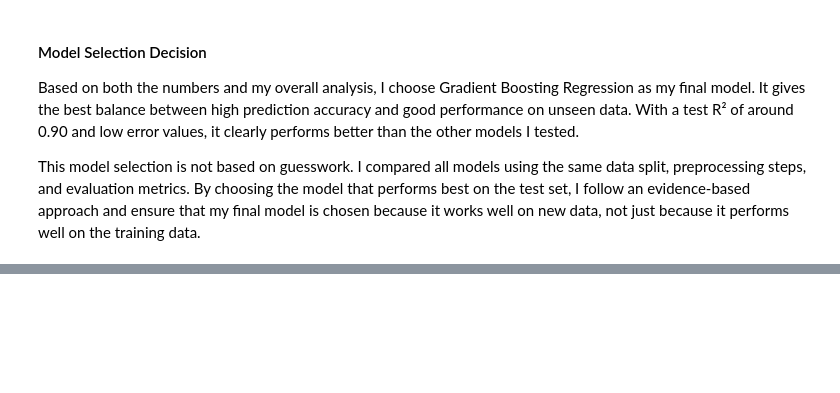
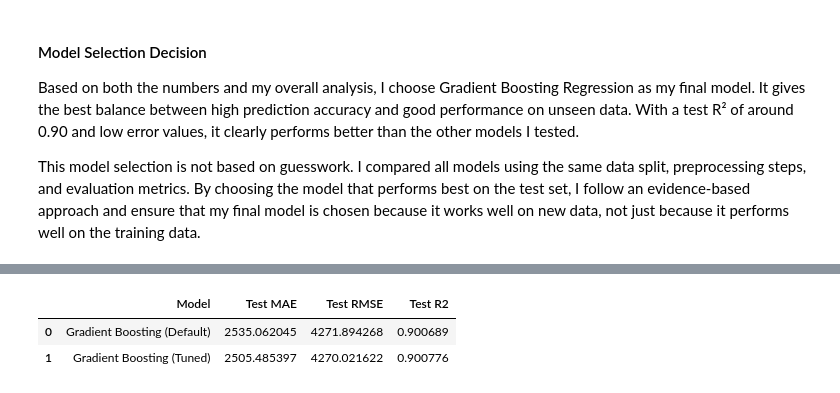
Before and after one commit to shazz-a/mldp-medical-charges, a Jupyter notebook: mldp_submission.ipynb, the cells around one changed output, grey strips where cells are left out. Saved outputs shown, nothing was run; the diff lists cells and outputs as text; code cells hidden in the pictures; blank space fills up the shorter version.

```diff
--- a/mldp_submission.ipynb
+++ b/mldp_submission.ipynb
@@ -508,0 +557,41 @@ This model selection is not based on guesswork. I compared all models using the
+# %%
+#COMPARE TUNED MODEL VS UNTUNED MODEL
+from sklearn.metrics import mean_absolute_error, mean_squared_error, r2_score
+import numpy as np
+import pandas as pd
+
+# Best tuned model from search
+best_model = search.best_estimator_
+
+# Untuned model (default GBR used earlier)
+default_gbr_pipe = Pipeline(steps=[
+    ('preprocessor', preprocessor),
+    ('model', GradientBoostingRegressor(random_state=42))
+])
+
+default_gbr_pipe.fit(X_train, y_train)
+
+# Predictions
+y_pred_default = default_gbr_pipe.predict(X_test)
+y_pred_tuned = best_model.predict(X_test)
+
+comparison_df = pd.DataFrame([
+    {
+        "Model": "Gradient Boosting (Default)",
+        "Test MAE": mean_absolute_error(y_test, y_pred_default),
+        "Test RMSE": np.sqrt(mean_squared_error(y_test, y_pred_default)),
+        "Test R2": r2_score(y_test, y_pred_default)
+    },
+    {
+        "Model": "Gradient Boosting (Tuned)",
+        "Test MAE": mean_absolute_error(y_test, y_pred_tuned),
+        "Test RMSE": np.sqrt(mean_squared_error(y_test, y_pred_tuned)),
+        "Test R2": r2_score(y_test, y_pred_tuned)
+    }
+])
+
+comparison_df
+# %% [output]
+|  | Model | Test MAE | Test RMSE | Test R2 |
+| 0 | Gradient Boosting (Default) | 2535.062045 | 4271.894268 | 0.900689 |
+| 1 | Gradient Boosting (Tuned) | 2505.485397 | 4270.021622 | 0.900776 |
```
Also changed, not shown: parts of 8 cells of this notebook.
